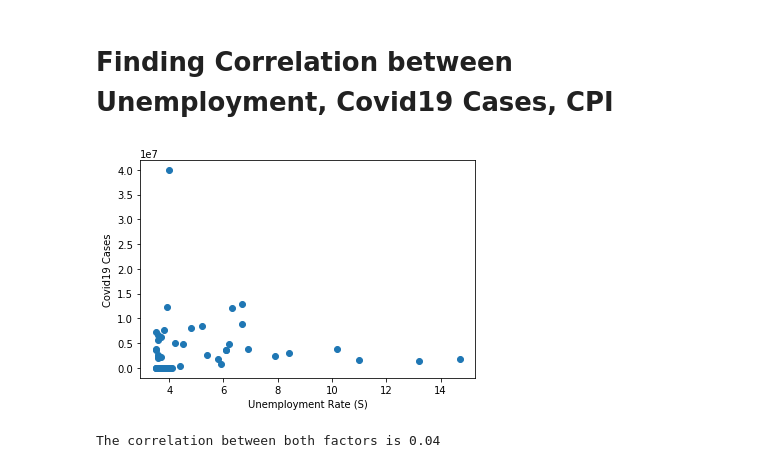
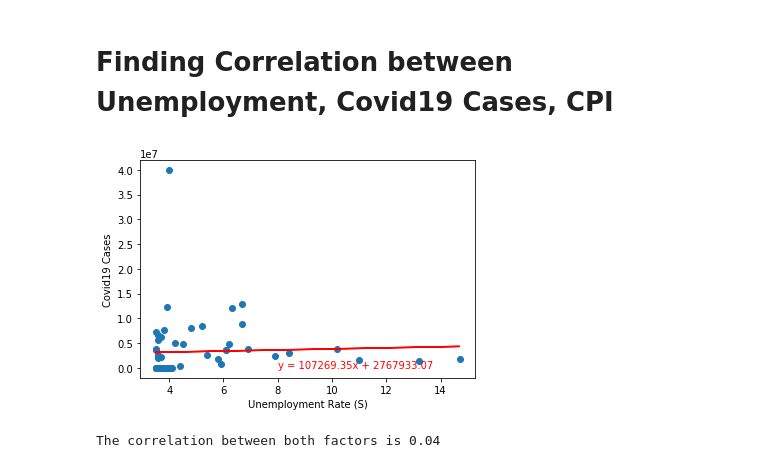
Before and after one commit to angelanarag/Project_1, a Jupyter notebook: code/Unemployment_Analysis_Angela.ipynb, the cells around one changed output. Drawn from its saved outputs; the diff is of its cells as text; code cells hidden in the pictures.

```diff
--- a/code/Unemployment_Analysis_Angela.ipynb
+++ b/code/Unemployment_Analysis_Angela.ipynb
@@ -126,6 +127,9 @@ merged_df = pd.merge(unemployment_cpi_df, covid_df, on=['Date', 'Date'], how='le
 # For any values that did not convert (NaN value), replace with 0
 merged_df = merged_df.fillna(0)
 
+# Create a new column just for year
+merged_df['Year'] = merged_df['Date'].dt.year
+
 merged_df.tail()
 # %% [output]
 |  | Date | Unemployment Rate (S) | Unemployment Rate (U) | Women (S) | Men (S) | Part-Time Workers (S) | ... |
@@ -374,12 +401,19 @@ plt.show()
 # Finding Correlation between Unemployment, Covid19 Cases, CPI
 # %%
 # Use scatter plot to plot Unemployment Rate and Covid19 Cases
-plt.scatter(merged_df['Unemployment Rate (S)'], merged_df['Covid19 Cases'])
+x_val = merged_df['Unemployment Rate (S)']
+y_val = merged_df['Covid19 Cases']
+(slope, intercept, rvalue, pvalue, stderr) = linregress(x_val, y_val)
+regress_values = x_val * slope + intercept
+line_eq = "y = " + str(round(slope,2)) + "x + " + str(round(intercept,2))
+plt.scatter(x_val, y_val)
+plt.plot(x_val,regress_values,"r-")
+plt.annotate(line_eq,(8,10),fontsize=10,color="red")
 plt.xlabel('Unemployment Rate (S)')
 plt.ylabel('Covid19 Cases')
 plt.show()
 # %% [output]
-[figure, old version]
+[figure, new version]
 # %%
 # Compute the Pearson correlation coefficient between Covid19 and Unemployment
 correlation = st.pearsonr(merged_df['Unemployment Rate (S)'], merged_df['Covid19 Cases'])
```
Also changed, not shown: parts of 6 cells of this notebook.
